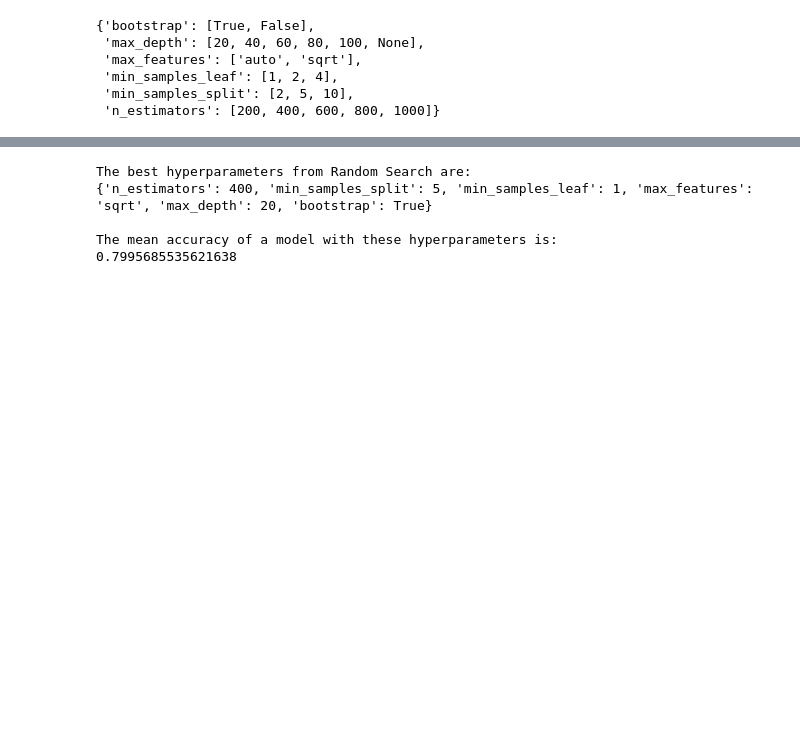
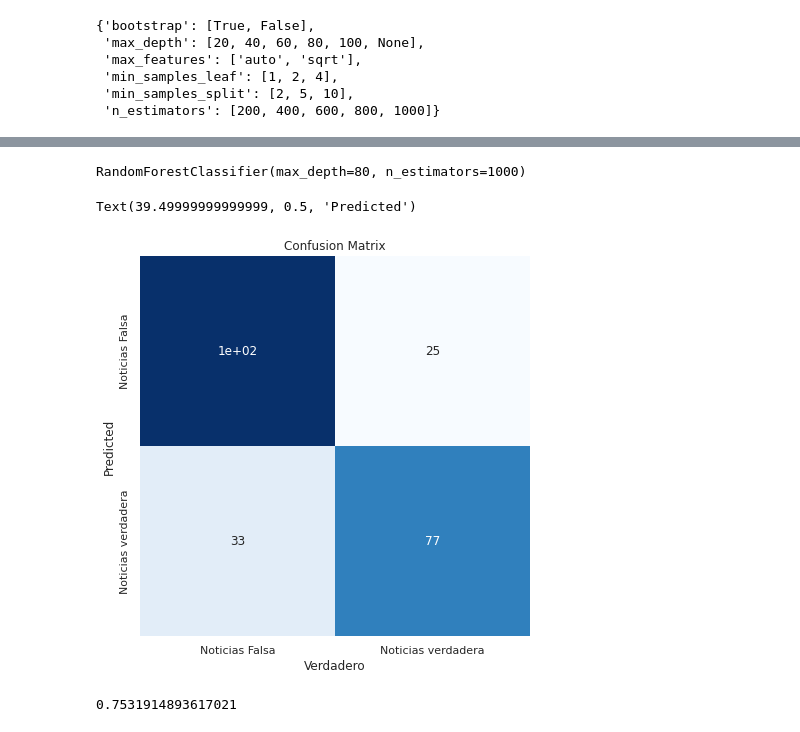
Before and after one commit to jmontano1987/pdg, a Jupyter notebook: Proyecto_de_Grado.ipynb, the cells around one changed output, grey strips where cells are left out. Cells and saved outputs as stored; diff of their text form; code cells hidden in the pictures; blank space fills up the shorter version.

```diff
--- a/Proyecto_de_Grado.ipynb
+++ b/Proyecto_de_Grado.ipynb
@@ -470,6 +528,6 @@ plt.show()
 ## Label coding
 # %%
 category_codes = {
-     'True': 0,
-    'Fake': 1
+     'Noticia Real': 0,
+    'Noticia Falsa': 1
 }
@@ -479,8 +534,11 @@ df = df.replace({'Codigo':category_codes})
+# %%
+df_merge['Codigo'] = df_merge['Categoria']
+df_merge = df_merge.replace({'Codigo':category_codes})
 # %% [markdown]
 ## Train-Test split
 # %%
-X_train, X_test, y_train, y_test = train_test_split(df['Processed_Text'],
-                                                    df['Codigo'],
+X_train, X_test, y_train, y_test = train_test_split(df_merge['Processed_Text'],
+                                                    df_merge['Codigo'],
                                                     test_size=0.20,
                                                     random_state=8)
 # %% [markdown]
@@ -577,12 +645,27 @@ Wall time: 5min 18s
-# %%
-print("The best hyperparameters from Random Search are:")
-print(random_search.best_params_)
-print("")
-print("The mean accuracy of a model with these hyperparameters is:")
-print(random_search.best_score_)
-# %% [output]
-The best hyperparameters from Random Search are:
-{'n_estimators': 400, 'min_samples_split': 5, 'min_samples_leaf': 1, 'max_features': 'sqrt', 'max_depth': 20, 'bootstrap': True}
-
-The mean accuracy of a model with these hyperparameters is:
-0.7995685535621638
+# %%
+# se entrena el modelo con los parametros encontrados en la busqueda aleatoria.
+
+clf = RandomForestClassifier(n_estimators=1000, min_samples_split=2,min_samples_leaf=1, max_features='auto', max_depth=80, bootstrap=True)
+
+clf.fit(features_train, labels_train)
+# %% [output]
+RandomForestClassifier(max_depth=80, n_estimators=1000)
+# %%
+clf_predict = clf.predict(features_test)
+sns.set(rc={'figure.figsize':(7,7)})
+class_names=['Noticias Falsa','Noticias verdadera']
+matrix=confusion_matrix(labels_test, clf_predict)
+# create dataframe
+dataframe_graf=pd.DataFrame(matrix, index=class_names, columns=class_names)
+# create headmap
+sns.heatmap(dataframe_graf, annot=True, cbar=None, cmap="Blues")
+plt.title("Confusion Matrix")
+plt.xlabel("Verdadero")
+plt.ylabel("Predicted")
+# %% [output]
+Text(39.49999999999999, 0.5, 'Predicted')
+[figure, added]
+# %%
+print(accuracy_score(labels_test, clf_predict))
+# %% [output]
+0.7531914893617021
```
Also changed, not shown: parts of 80 cells of this notebook.
